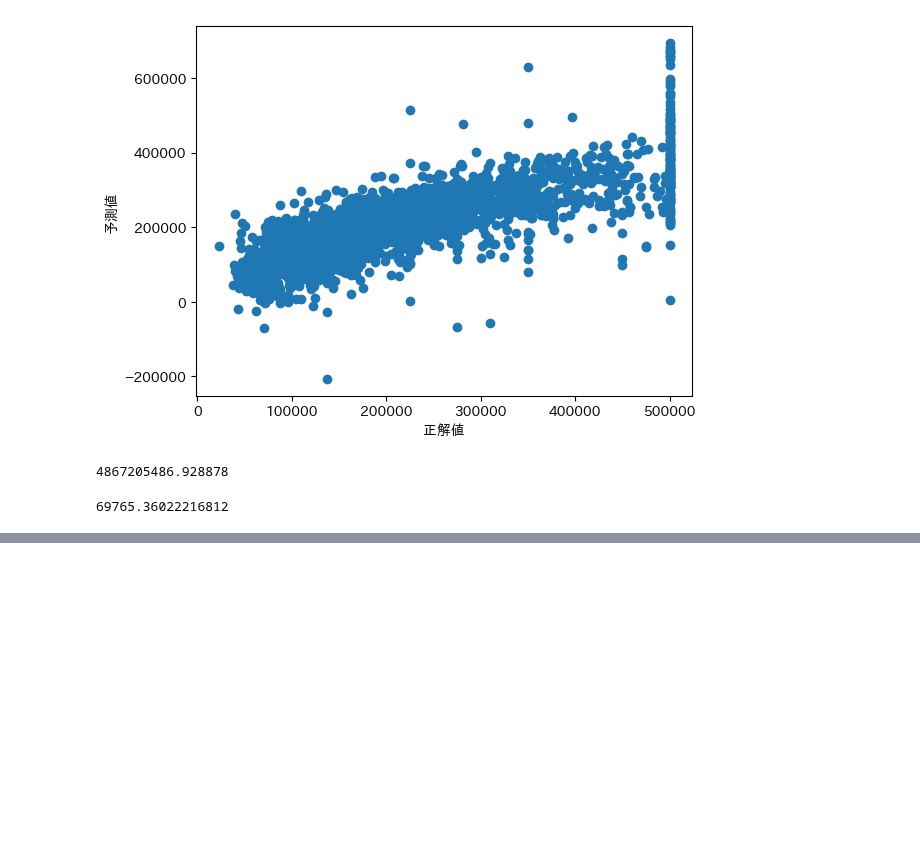
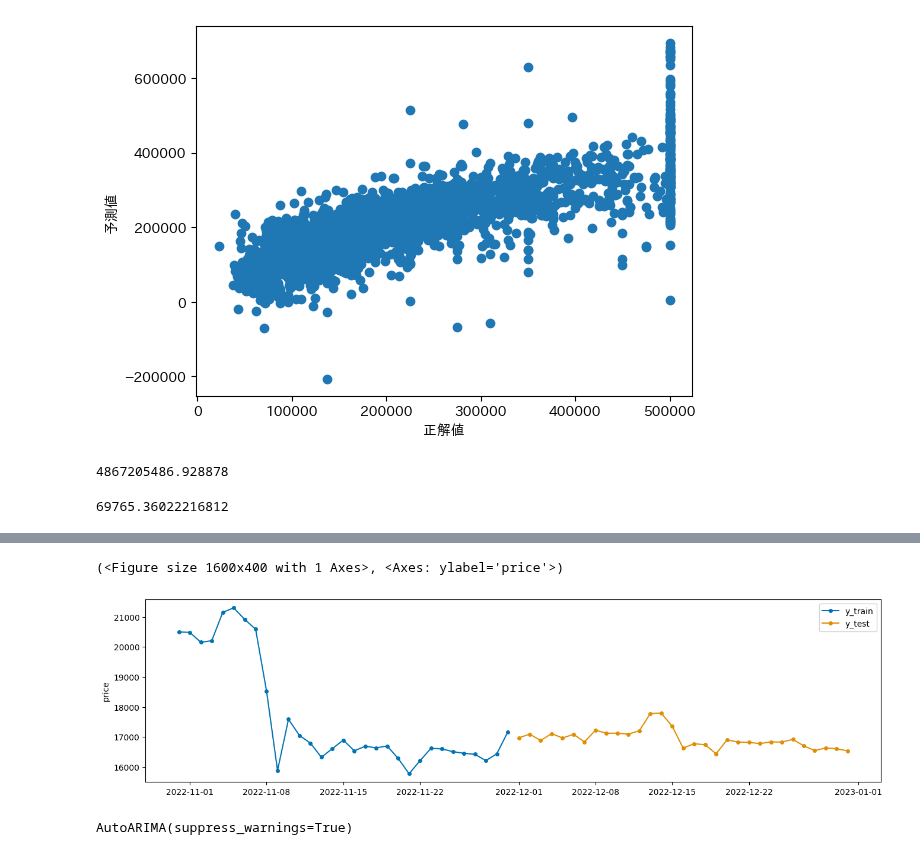
Before and after one commit to Motohashi007/pythondev, a Jupyter notebook: 練習.ipynb, the cells around one changed output, grey strips where cells are left out. Drawn from its saved outputs; the diff is of its cells as text; code cells hidden in the pictures; blank space fills up the shorter version.

```diff
--- a/練習.ipynb
+++ b/練習.ipynb
@@ -427,0 +479,11 @@ np.sqrt(mse)
+# %%
+plot_series(y_train.tail(31), y_test, labels=["y_train", "y_test"])
+# %% [output]
+(<Figure size 1600x400 with 1 Axes>, <Axes: ylabel='price'>)
+[figure, added]
+# %%
+from sktime.forecasting.arima import AutoARIMA
+model = AutoARIMA(suppress_warnings=True)
+model.fit(y_train)
+# %% [output]
+AutoARIMA(suppress_warnings=True)
```
Also changed, not shown: parts of 14 cells of this notebook, 1 other file.
